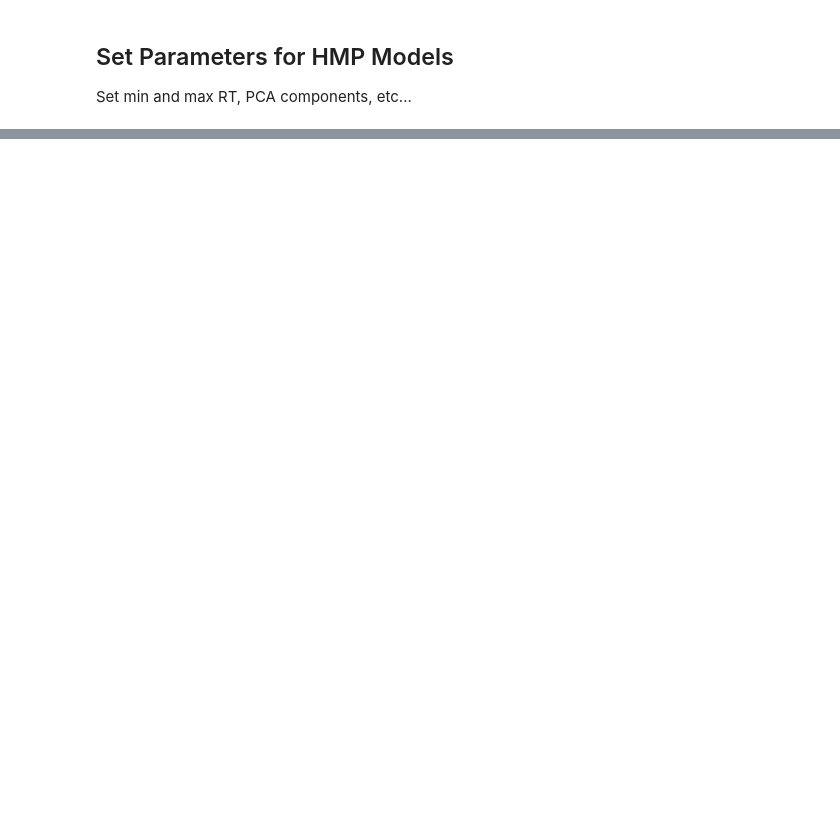
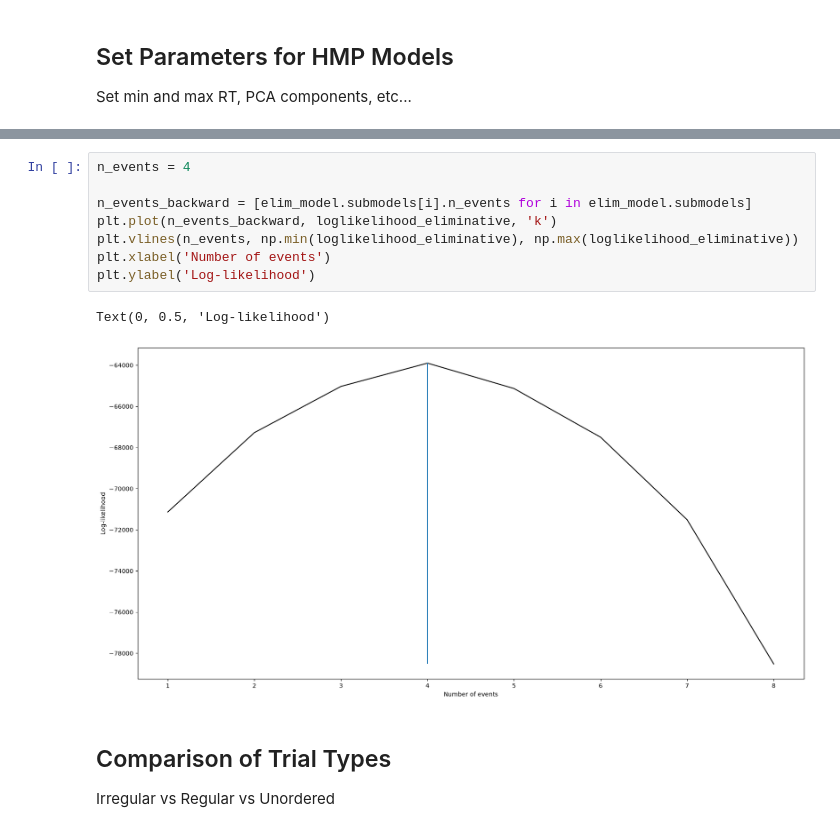
Before and after one commit to charlielacker/CONUMECH_OrderVerification, a Jupyter notebook: HMP_order.ipynb, the cells around one changed output, grey strips where cells are left out. Drawn from its saved outputs; the diff is of its cells as text; blank space fills up the shorter version.

```diff
--- a/HMP_order.ipynb
+++ b/HMP_order.ipynb
@@ -429,0 +482,14 @@ plt.show()
+# %%
+n_events = 4
+
+n_events_backward = [elim_model.submodels[i].n_events for i in elim_model.submodels]
+plt.plot(n_events_backward, loglikelihood_eliminative, 'k')
+plt.vlines(n_events, np.min(loglikelihood_eliminative), np.max(loglikelihood_eliminative))
+plt.xlabel('Number of events')
+plt.ylabel('Log-likelihood')
+# %% [output]
+Text(0, 0.5, 'Log-likelihood')
+[figure, added]
+# %% [markdown]
+## Comparison of Trial Types
+Irregular vs Regular vs Unordered
```
Also changed, not shown: parts of 9 cells of this notebook.
